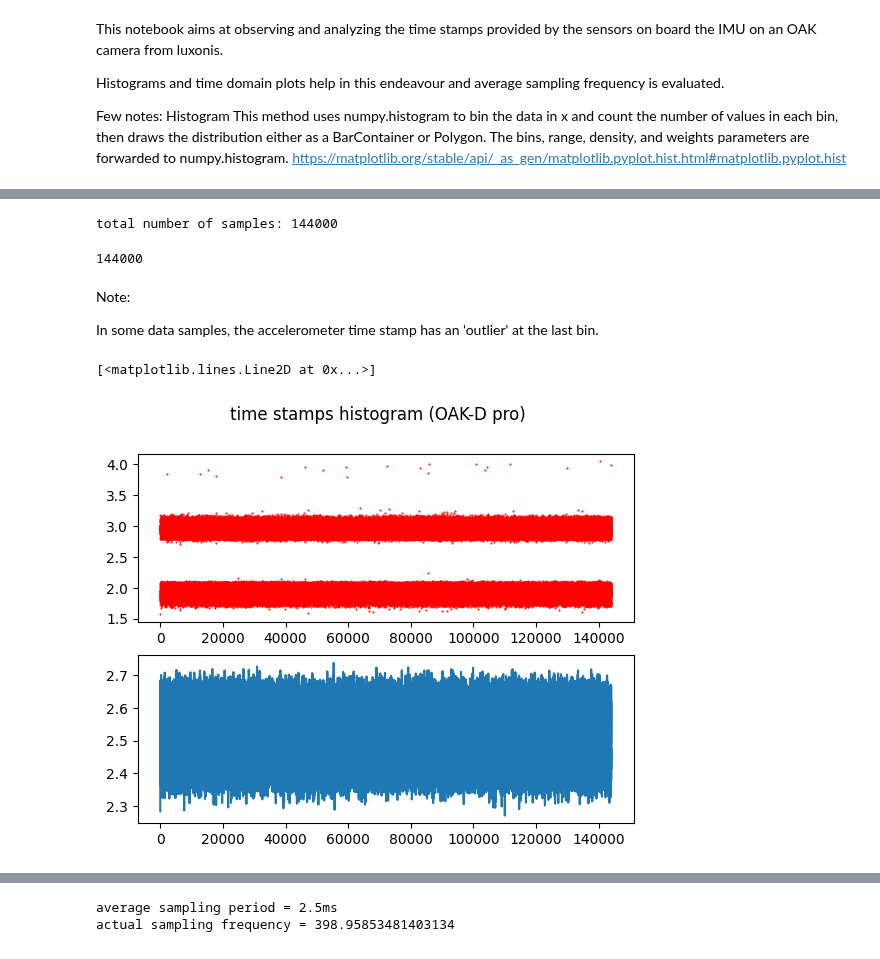
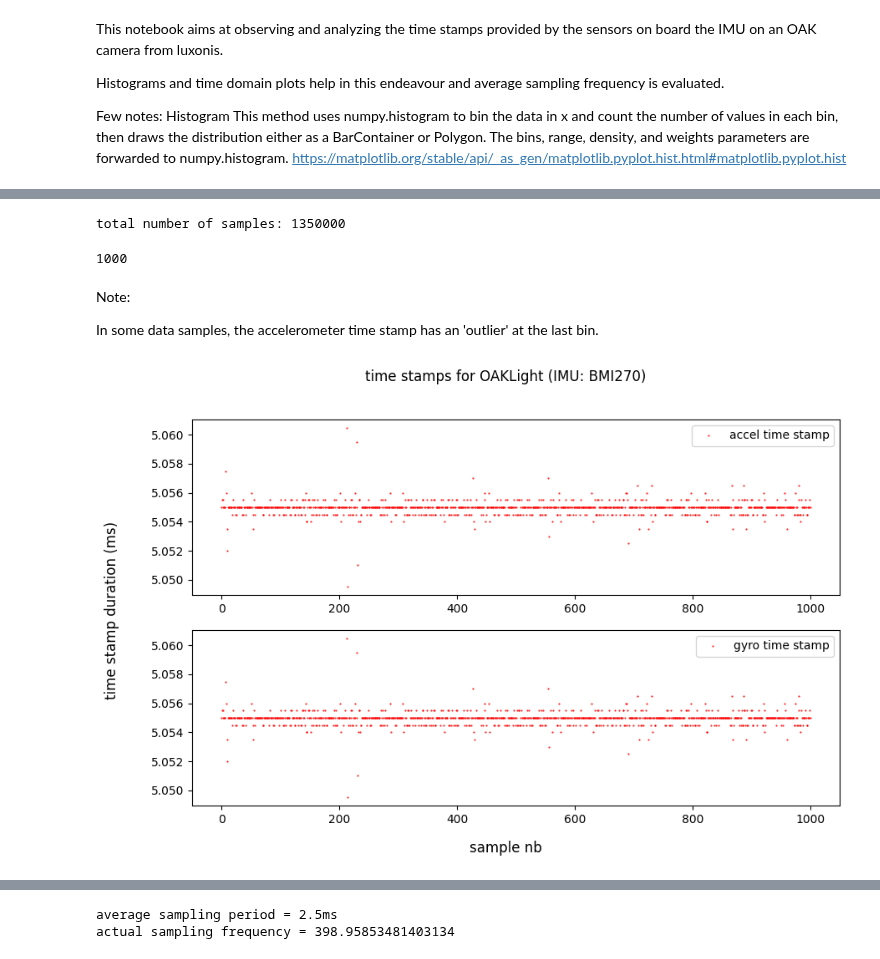
Before and after one commit to diplodocuslongus/depthai2know, a Jupyter notebook: IMU/imu_time_stamp_analysis.ipynb, the cells around one changed output, grey strips where cells are left out. Drawn from its saved outputs; the diff is of its cells as text; code cells hidden in the pictures.

```diff
--- a/IMU/imu_time_stamp_analysis.ipynb
+++ b/IMU/imu_time_stamp_analysis.ipynb
@@ -28,7 +28,13 @@ HOME = os.getenv("HOME")
 # CSV_FILENAME = 'oak_BNO086_6mn_gyroSR400_accSR500_level.csv'
 # CSV_FILENAME = 'oak_BNO086_6mn_gyroSR400_accSR500_xUp.csv'
 
-CSV_FILENAME = 'oak_BNO086_6mn_gyroSR400_accSR500_yDown.csv'
+# CSV_FILENAME = 'oak_BNO086_6mn_gyroSR400_accSR500_yDown.csv'
+PATH2FILE = HOME + '/Data/Drones/IMU/'
+MEAS_FILENAME_NO_EXT = 'OAKLight_BMI270_90mn_SR250_yUp'
+# old name: 'OAKLight_BMI270_90mn_gyroSR250_accSR250_yUp'
+CSV_FILENAME = PATH2FILE + MEAS_FILENAME_NO_EXT + '.csv'
+
+
 # CSV_FILENAME = 'oak_BNO086_6mn_gyroSR400_accSR500_yUp.csv'
 # CSV_FILENAME = 'oak_BNO086_6mn_gyroSR400_accSR500_zUp.csv'
 # CSV_FILENAME = 'oak_BNO086_6mn_gyroSR400_accSR500_zDown.csv'
@@ -42,4 +48,4 @@ NB_SAMPLE = 1000 # nb of samples to take from the input data (csv file) for the
 DEG_2_RAD = np.pi / 180.0
 RAD_2_DEG = 180.0 / np.pi
 NBINS = 100 # number of bins for the histogram
-LOAD_SAMPLE = 'all'
+LOAD_SAMPLE = 'start' #all'
@@ -99,7 +112,7 @@ dataArr_shape = dataArr.shape
 tot_nb_sample = dataArr_shape[0]
 print(f'total number of samples: {tot_nb_sample}')
 # %% [output]
-total number of samples: 144000
+total number of samples: 1350000
 # %%
 acc_ts_grad=np.gradient(acc_ts)
 # acc_ts_grad=np.gradient(acc_ts[1:]) # remove the first sample which is off
@@ -110,7 +123,7 @@ print(len(acc_ts_grad))
 # print(f'{acc_ts_grad}')
 # plt.hist(acc_ts_grad,NBINS)
 # %% [output]
-144000
+1000
 # %% [markdown]
 Note:
 
@@ -118,15 +131,20 @@ In some data samples, the accelerometer time stamp has an 'outlier' at the last
 # %%
 # idx_non0bin_ts = np.where(acc_ts_grad > 12.0)
 # print(idx_high_ts)
-f, axarr = plt.subplots(2, sharex=False)
+f, axarr = plt.subplots(2, figsize=(10,6),sharex=False)
 # f.set_figheight(12)
 # f.set_figwidth(8)
-f.suptitle(f'time stamps histogram (OAK-D pro)',fontsize = 12)
-axarr[0].plot(acc_ts_grad, 'r.',markersize = 1,label='accel time stamp') # alpha=0.1 is the opacity (alpha in 0 - 1 range)
-axarr[1].plot(gyro_ts_grad, label='accel time stamp') # alpha=0.1 is the opacity (alpha in 0 - 1 range)
+f.suptitle(f'time stamps for {oak_version} (IMU: {imu_version})',fontsize = 12)
+axarr[0].plot(acc_ts_grad, 'r.',markersize = 1,label='accel time stamp')
+axarr[1].plot(gyro_ts_grad, 'r.',markersize = 1,label='gyro time stamp')
+# axarr[0].set_ylabel('timestamp duration (ms)')
+axarr[0].legend()
+axarr[1].legend()
+f.supxlabel('sample nb')
+f.supylabel('time stamp duration (ms)')
+f.savefig('timestamp_oaklight_bmi270_fs250.png')
 # %% [output]
-[<matplotlib.lines.Line2D at 0x...>]
-[figure, old version]
+[figure, new version]
 # %%
 f, axarr = plt.subplots(2, sharex=False)
 # f.set_figheight(12)
```
Also changed, not shown: parts of 1 cell of this notebook, 5 other files.
